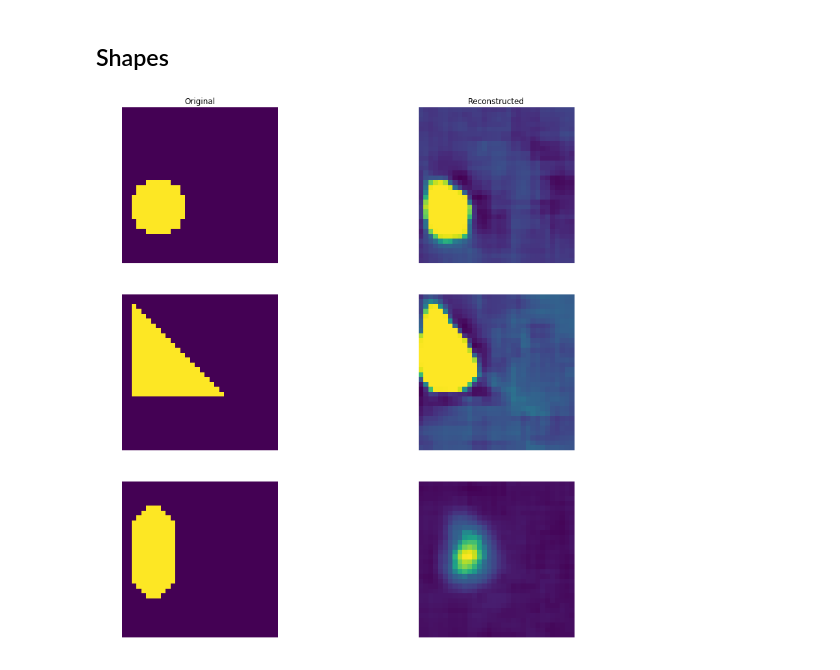
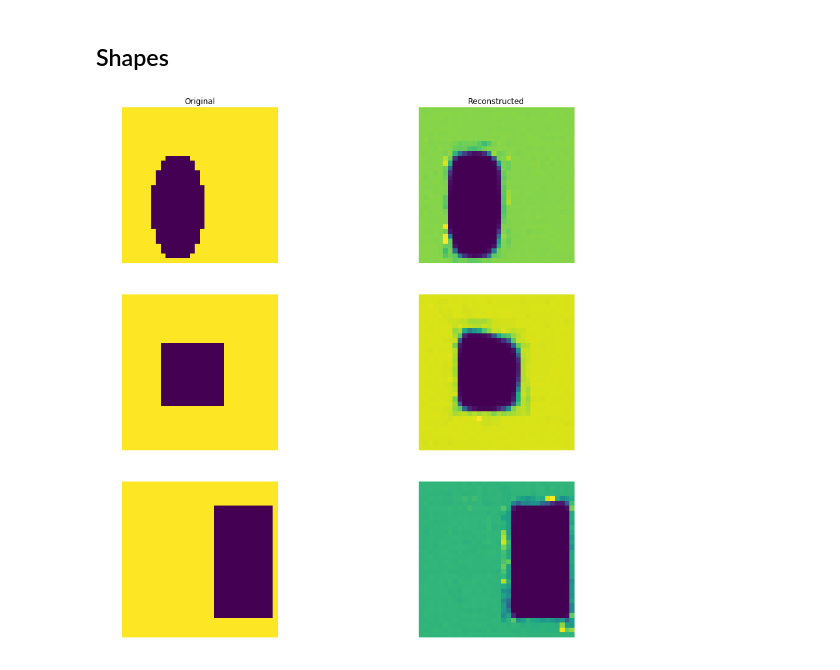
Before and after one commit to renebidart/hvae, a Jupyter notebook: notebooks/eval_autoencoder.ipynb, the cells around one changed output. Saved outputs shown, nothing was run; the diff lists cells and outputs as text; code cells hidden in the pictures.

```diff
--- a/notebooks/eval_autoencoder.ipynb
+++ b/notebooks/eval_autoencoder.ipynb
@@ -74,20 +73,25 @@ def display_results_auto(vae_model, config, norm, device, num_samples=5, data='b
     with torch.cuda.device(device.index): # ??? Why the fuck???
         files_dict_loc = config['data_loader']['args']['files_dict_loc']
         with open(files_dict_loc, 'rb') as f:
-            files_df = pickle.load(f)['val']
+            files_df = pickle.load(f)['train']
 
-        all_labels = files_df[label_col_name].unique()
-        num_labels = len(all_labels)
+        if label_col_name:
+            all_labels = files_df[label_col_name].unique()
+        else:
+            all_labels = list(range(num_samples))
         row_names = []
         col_names = ['Original', "Reconstructed"]
 
         fig, ax = plt.subplots(num_samples, 2, sharex='col', sharey='row',figsize=(15,15))
 
         for i, label in enumerate(all_labels[0:num_samples]):
-            sample_df = files_df.loc[files_df[label_col_name] == label].sample(n=1)
+            if label_col_name:
+                sample_df = files_df.loc[files_df[label_col_name] == label].sample(n=1)
+                label = sample_df[label_col_name].iloc[0]
+                row_names.append(label)
+            else:
+                sample_df = files_df.sample(n=1)
             img_path = sample_df['path'].iloc[0]
-            label = sample_df[label_col_name].iloc[0]
-            row_names.append(label)
 
             if data == 'bw': # MNIST
                 img = read_img_to_np(img_path, bw=True)
@@ -106,7 +110,9 @@ def display_results_auto(vae_model, config, norm, device, num_samples=5, data='b
             tensor_img = transform(Image.open(img_path)).unsqueeze(0).to(device)
 
             tensor_label = torch.from_numpy(np.array(label)).unsqueeze(0).type(torch.LongTensor).to(device)
-            recon_x, mu_logvar = model(tensor_img, tensor_label)
+
+            output = model(tensor_img, tensor_label)
+            recon_x = output[0]
 
             ax[i, 0].imshow(img)
             ax[i, 1].imshow(torch_to_np(recon_x))
@@ -115,9 +121,9 @@ def display_results_auto(vae_model, config, norm, device, num_samples=5, data='b
 
         for curr_ax, col in zip(ax[0], col_names):
             curr_ax.set_title(col)
-
-        for curr_ax, row in zip(ax[:,0], row_names):
-            curr_ax.set_ylabel(row, rotation=0, size='large')
+        if label_col_name:
+            for curr_ax, row in zip(ax[:,0], row_names):
+                curr_ax.set_ylabel(row, rotation=0, size='large')
 # %% [markdown]
 ### MNIST - Check standard autoencoder
 # %%
@@ -129,9 +135,9 @@ display_results_auto(model, config, MNIST_norm, device, num_samples=3, label_col
 # %% [markdown]
 ## Shapes
 # %%
-PATH = '/media/rene/data/hvae/shapes_output/vae_001/1214_180041'
+PATH = '/media/rene/data/hvae/shapes_output/vae_001_rand_size_loc/1215_033032'
 model, data_loader, valid_data_loader, config = get_model_loaders_config(PATH)
 display_results_auto(model, config, shape_norm, device, num_samples=3, label_col_name='shape_type')
 # %% [output]
-[figure, old version]
+[figure, new version]
 # %%
```
Also changed, not shown: parts of 8 cells of this notebook, 22 other files.
